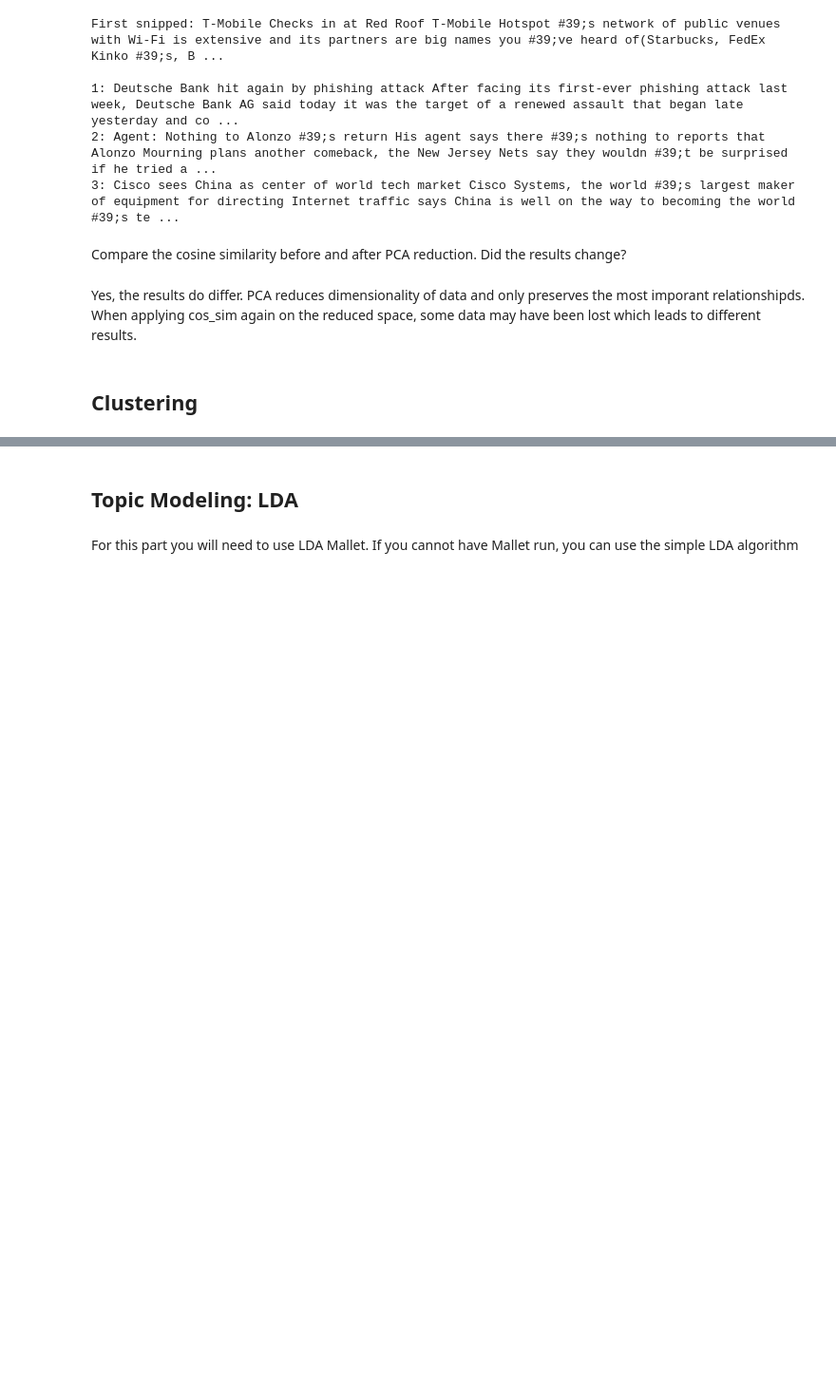
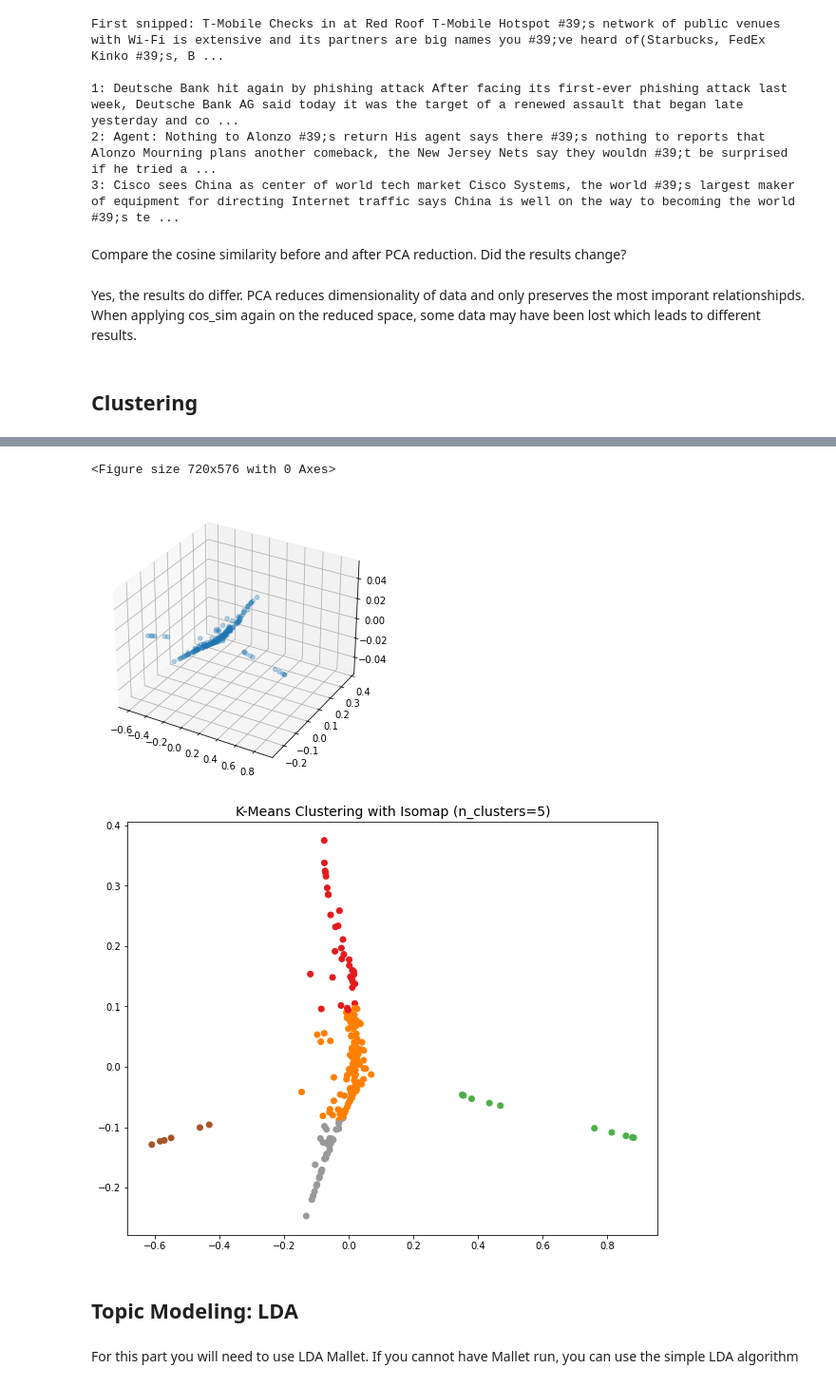
Before and after one commit to mkiefferus/NLP_LSS, a Jupyter notebook: homework/task3/homework_03.ipynb, the cells around one changed output, grey strips where cells are left out. Shown at 95% size. Drawn from its saved outputs; the diff is of its cells as text; code cells hidden in the pictures; blank space fills up the shorter version.

```diff
--- a/homework/task3/homework_03.ipynb
+++ b/homework/task3/homework_03.ipynb
@@ -183,5 +181,21 @@ plt.show()
 # %%
 ##TODO similarly, visualize the k-means results
+
+iso = Isomap(n_components=2)
+iso_vec_text = iso.fit_transform(pca_vec_text)
+
+plt.figure(figsize=(10,8))
+Axes3D(plt.figure()).scatter(iso_vec_text[:,0],iso_vec_text[:,1], alpha=.3)
+
+# Scatter plot of k-medoids clusters using Isomap
+plt.figure(figsize=(10,8))
+plt.scatter(iso_vec_text[:,0],iso_vec_text[:,1], c=dfs['kmeans_cluster'], cmap='Set1')
+plt.title('K-Means Clustering with Isomap (n_clusters=5)', fontsize=14)
+plt.show()
+# %% [output]
+<Figure size 720x576 with 0 Axes>
+[figure, added]
+[figure, added]
 # %% [markdown]
 ## Topic Modeling: LDA
 # %% [markdown]
```
Also changed, not shown: parts of 3 cells of this notebook.
